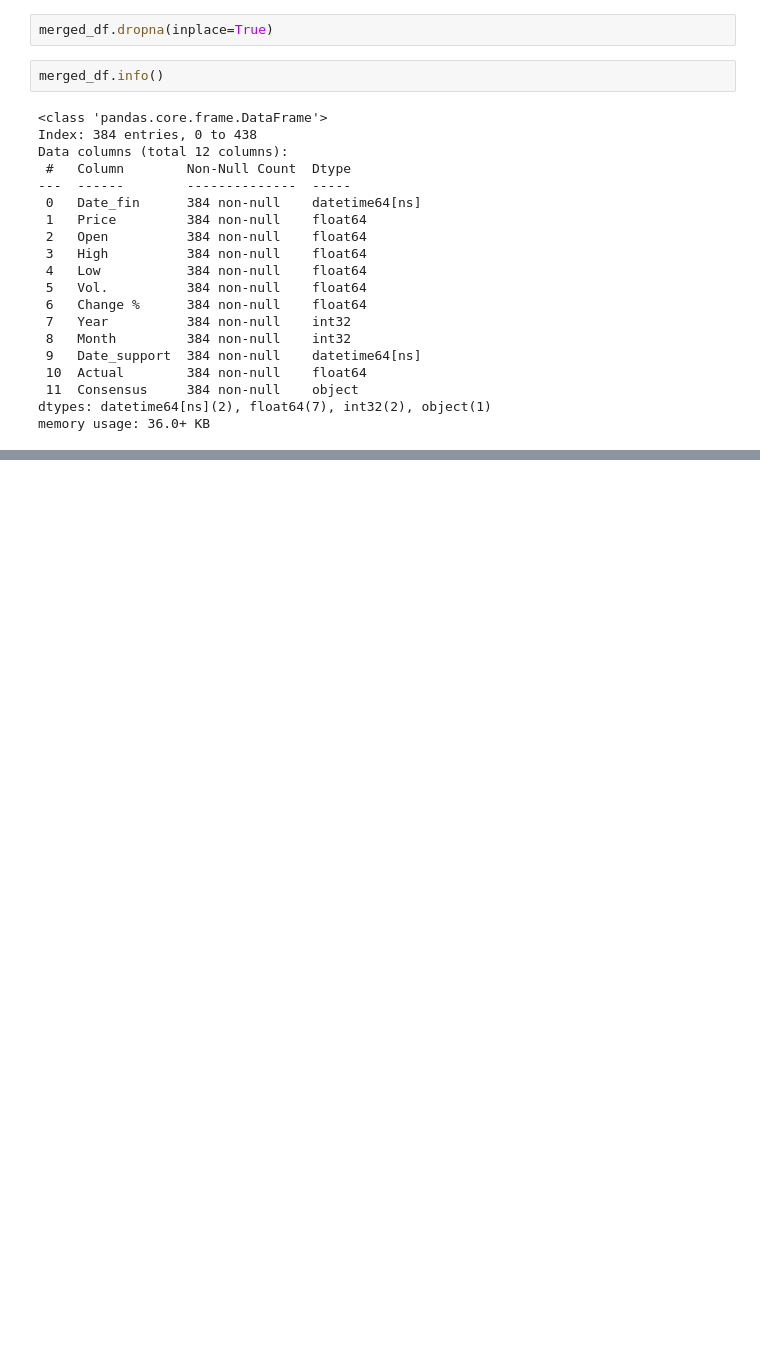
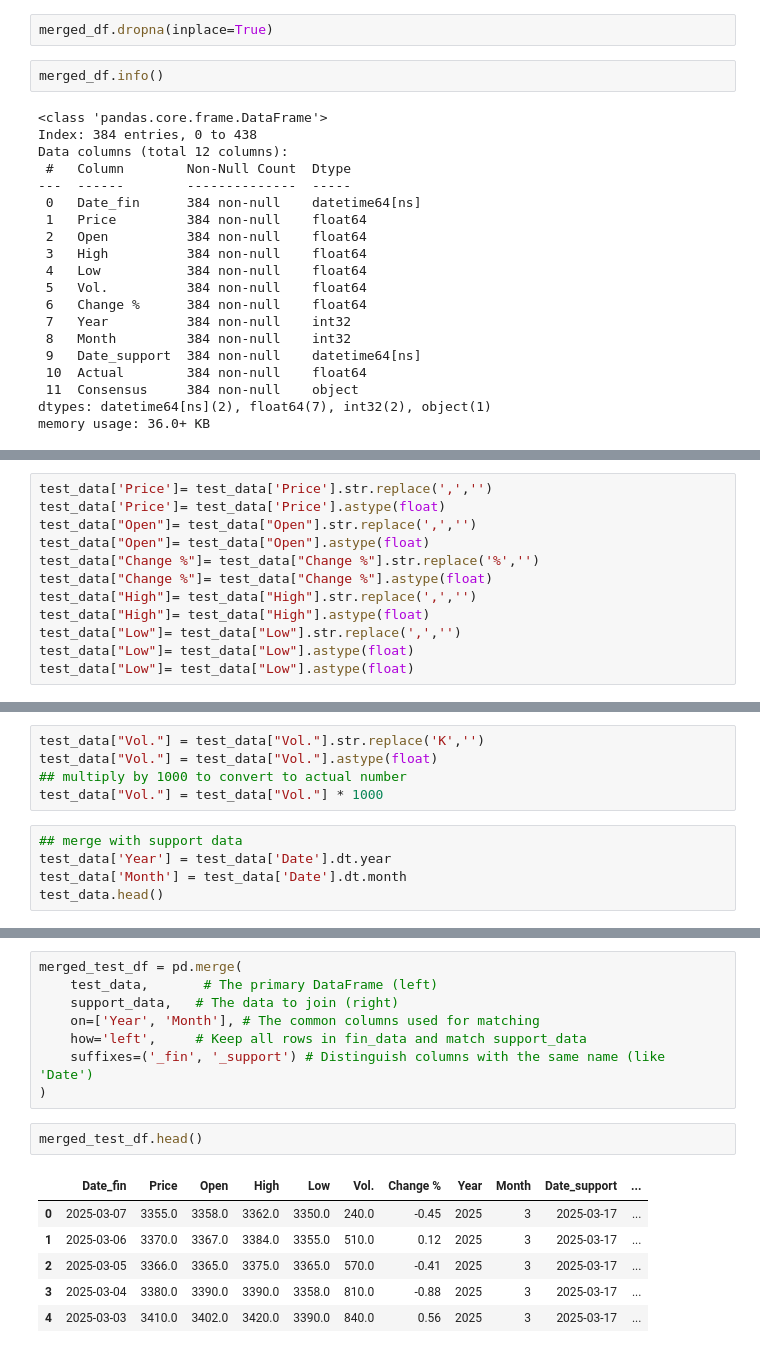
Before and after one commit to adnanwaasi/material_model, a Jupyter notebook: main.ipynb, the cells around one changed output, grey strips where cells are left out. Cells and saved outputs as stored; diff of their text form; blank space fills up the shorter version.

```diff
--- a/main.ipynb
+++ b/main.ipynb
@@ -357,0 +568,12 @@ memory usage: 36.0+ KB
+# %%
+test_data['Price']= test_data['Price'].str.replace(',','')
+test_data['Price']= test_data['Price'].astype(float)
+test_data["Open"]= test_data["Open"].str.replace(',','')
+test_data["Open"]= test_data["Open"].astype(float)
+test_data["Change %"]= test_data["Change %"].str.replace('%','')
+test_data["Change %"]= test_data["Change %"].astype(float)
+test_data["High"]= test_data["High"].str.replace(',','')
+test_data["High"]= test_data["High"].astype(float)
+test_data["Low"]= test_data["Low"].str.replace(',','')
+test_data["Low"]= test_data["Low"].astype(float)
+test_data["Low"]= test_data["Low"].astype(float)
@@ -357,0 +597,10 @@ memory usage: 36.0+ KB
+# %%
+test_data["Vol."] = test_data["Vol."].str.replace('K','')
+test_data["Vol."] = test_data["Vol."].astype(float)
+## multiply by 1000 to convert to actual number
+test_data["Vol."] = test_data["Vol."] * 1000
+# %%
+## merge with support data
+test_data['Year'] = test_data['Date'].dt.year
+test_data['Month'] = test_data['Date'].dt.month
+test_data.head()
@@ -357,0 +614,17 @@ memory usage: 36.0+ KB
+# %%
+merged_test_df = pd.merge(
+    test_data,       # The primary DataFrame (left)
+    support_data,   # The data to join (right)
+    on=['Year', 'Month'], # The common columns used for matching
+    how='left',     # Keep all rows in fin_data and match support_data
+    suffixes=('_fin', '_support') # Distinguish columns with the same name (like 'Date')
+)
+# %%
+merged_test_df.head()
+# %% [output]
+|  | Date_fin | Price | Open | High | Low | Vol. | Change % | Year | Month | Date_support | ... |
+| 0 | 2025-03-07 | 3355.0 | 3358.0 | 3362.0 | 3350.0 | 240.0 | -0.45 | 2025 | 3 | 2025-03-17 | ... |
+| 1 | 2025-03-06 | 3370.0 | 3367.0 | 3384.0 | 3355.0 | 510.0 | 0.12 | 2025 | 3 | 2025-03-17 | ... |
+| 2 | 2025-03-05 | 3366.0 | 3365.0 | 3375.0 | 3365.0 | 570.0 | -0.41 | 2025 | 3 | 2025-03-17 | ... |
+| 3 | 2025-03-04 | 3380.0 | 3390.0 | 3390.0 | 3358.0 | 810.0 | -0.88 | 2025 | 3 | 2025-03-17 | ... |
+| 4 | 2025-03-03 | 3410.0 | 3402.0 | 3420.0 | 3390.0 | 840.0 | 0.56 | 2025 | 3 | 2025-03-17 | ... |
```
Also changed, not shown: parts of 25 cells of this notebook.
